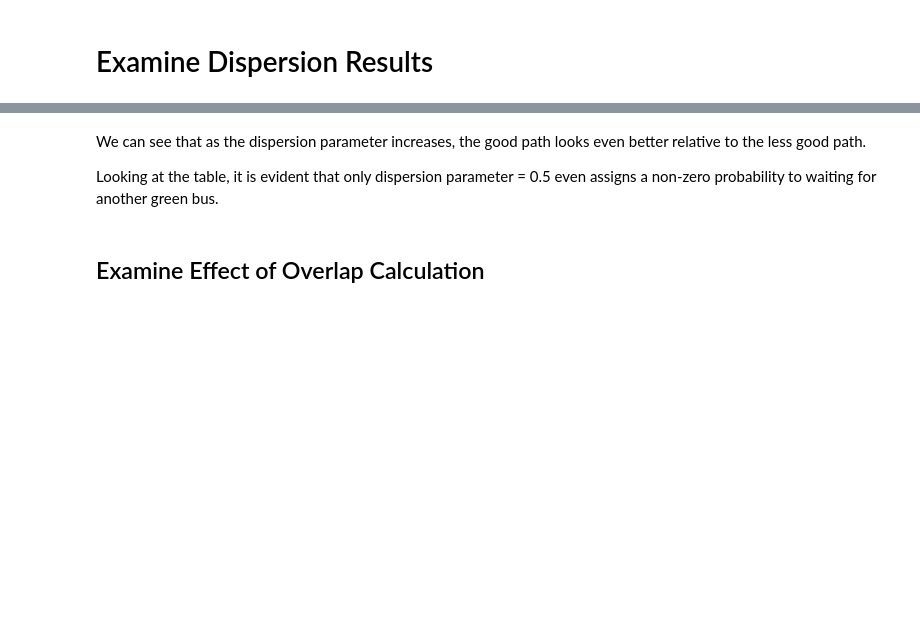
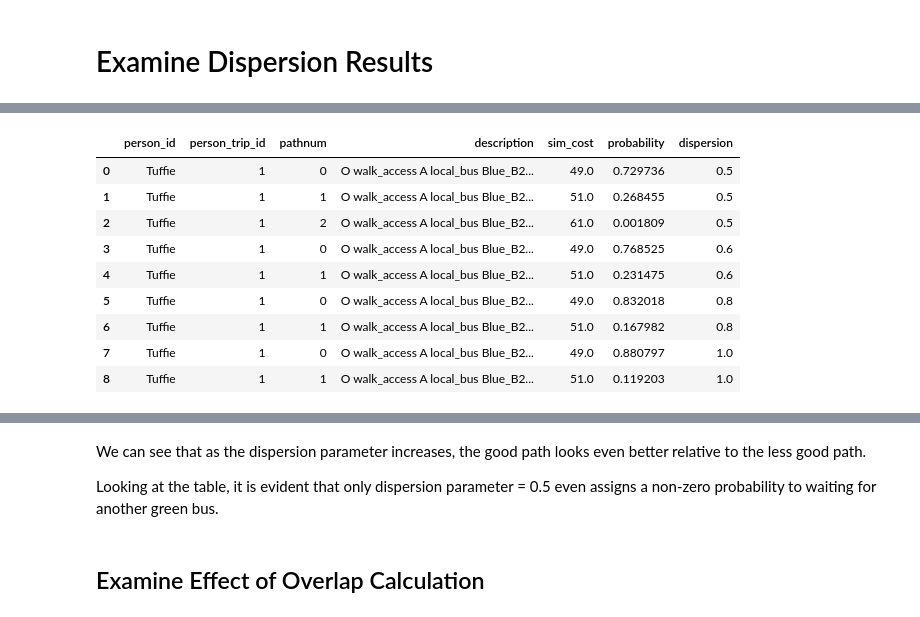
Before and after one commit to Fast-Trips/fast-trips-tutorial, a Jupyter notebook: Tutorial #2 - Simple Network, Single Trip, Adjust Overlap and Dispersion.ipynb, the cells around one changed output, grey strips where cells are left out. Drawn from its saved outputs; the diff is of its cells as text; code cells hidden in the pictures; blank space fills up the shorter version.

Commit message:
Update to run in loop w/fast-trips fix on categories

```diff
--- a/Tutorial #2 - Simple Network, Single Trip, Adjust Overlap and Dispersion.ipynb
+++ b/Tutorial #2 - Simple Network, Single Trip, Adjust Overlap and Dispersion.ipynb
@@ -19,4 +19,5 @@ OUTPUT_DIR       = r"/Users/elizabeth/Documents/urbanlabs/MTC/SHRP2/tutorial/tta
 ITERATIONS       = 1
 PATHFINDING_TYPE = "stochastic"
 OVERLAP          = "None"
-DISPERSION_TESTS = [0.50,0.60,0.80,1.00]
+OUTPUT_FOLDER_BASE = r"test_simplenet_wDispersion"
+DISPERSION_TESTS   = [0.50,0.60,0.80,1.00]
@@ -26,14 +24,11 @@ Due to some iPython issues with variables lurking, in order to run multiple Fast
 # %%
-##TODO in future, run this in a loop.  For now, iPython has "secretly saved variables" that make this difficult.
-
-
-OUTPUT_FOLDER    = r"test_simplenet_wDispersion050"
-DISPERSION       = 0.50
-Run.run_fasttrips(input_net_dir    = INPUT_NETWORKS,
+for d in DISPERSION_TESTS:
+    OUTPUT_FOLDER    = OUTPUT_FOLDER_BASE+"%2.2f" % (d)
+    Run.run_fasttrips(input_net_dir    = INPUT_NETWORKS,
                   input_demand_dir = INPUT_DEMAND,
                   output_dir       = OUTPUT_DIR,
                   output_folder    = OUTPUT_FOLDER,
                   pathfinding_type = PATHFINDING_TYPE,
                   iters            = ITERATIONS,
                   overlap_variable = OVERLAP,
-                  dispersion       = DISPERSION )
+                  dispersion       = d )
@@ -81,20 +199,26 @@ output_notebook()
 # %%
-run_collection    = {0.50: {"out":r"test_simplenet_wDispersion050"},
-                     0.60: {"out":r"test_simplenet_wDispersion060"},
-                     0.80: {"out":r"test_simplenet_wDispersion080"},
-                     1.00: {"out":r"test_simplenet_wDispersion100"}}
-
 pd.set_option('display.max_colwidth',160) #widen so you can see whole description
 PATHS  = r"pathset_paths.csv"
-##todo this is a rather dumb way to do this; make more elegant
-for count, (k,v) in enumerate(run_collection.iteritems(), 0):
-    full_output_directory = os.path.join(OUTPUT_DIR,v["out"])
-    df                    = pd.read_csv(os.path.join(full_output_directory,PATHS), sep=",")[["person_id","person_trip_id","pathnum","description","sim_cost","probability"]]
-    df["dispersion"] = k
-    if not count:
-        longpaths_df  = df
+
+for d in DISPERSION_TESTS:
+    full_output_directory = os.path.join(OUTPUT_DIR,OUTPUT_FOLDER_BASE+"%2.2f" % (d))
+    df = pd.read_csv(os.path.join(full_output_directory,PATHS), sep=",")[["person_id","person_trip_id","pathnum","description","sim_cost","probability"]]
+    df['dispersion'] = d
+    if d == DISPERSION_TESTS[0]:
+        paths_df  = df
         continue
-    longpaths_df = pd.concat([longpaths_df, df], ignore_index=True, axis = 0)
+    paths_df = pd.concat([paths_df, df], ignore_index=True, axis = 0)
 
-#longpaths_df
+paths_df
+# %% [output]
+|  | person_id | person_trip_id | pathnum | description | sim_cost | probability | dispersion |
+| 0 | Tuffie | 1 | 0 | O walk_access A local_bus Blue_B2... | 49.0 | 0.729736 | 0.5 |
+| 1 | Tuffie | 1 | 1 | O walk_access A local_bus Blue_B2... | 51.0 | 0.268455 | 0.5 |
+| 2 | Tuffie | 1 | 2 | O walk_access A local_bus Blue_B2... | 61.0 | 0.001809 | 0.5 |
+| 3 | Tuffie | 1 | 0 | O walk_access A local_bus Blue_B2... | 49.0 | 0.768525 | 0.6 |
+| 4 | Tuffie | 1 | 1 | O walk_access A local_bus Blue_B2... | 51.0 | 0.231475 | 0.6 |
+| 5 | Tuffie | 1 | 0 | O walk_access A local_bus Blue_B2... | 49.0 | 0.832018 | 0.8 |
+| 6 | Tuffie | 1 | 1 | O walk_access A local_bus Blue_B2... | 51.0 | 0.167982 | 0.8 |
+| 7 | Tuffie | 1 | 0 | O walk_access A local_bus Blue_B2... | 49.0 | 0.880797 | 1.0 |
+| 8 | Tuffie | 1 | 1 | O walk_access A local_bus Blue_B2... | 51.0 | 0.119203 | 1.0 |
 # %%
```
Also changed, not shown: parts of 15 cells of this notebook.
